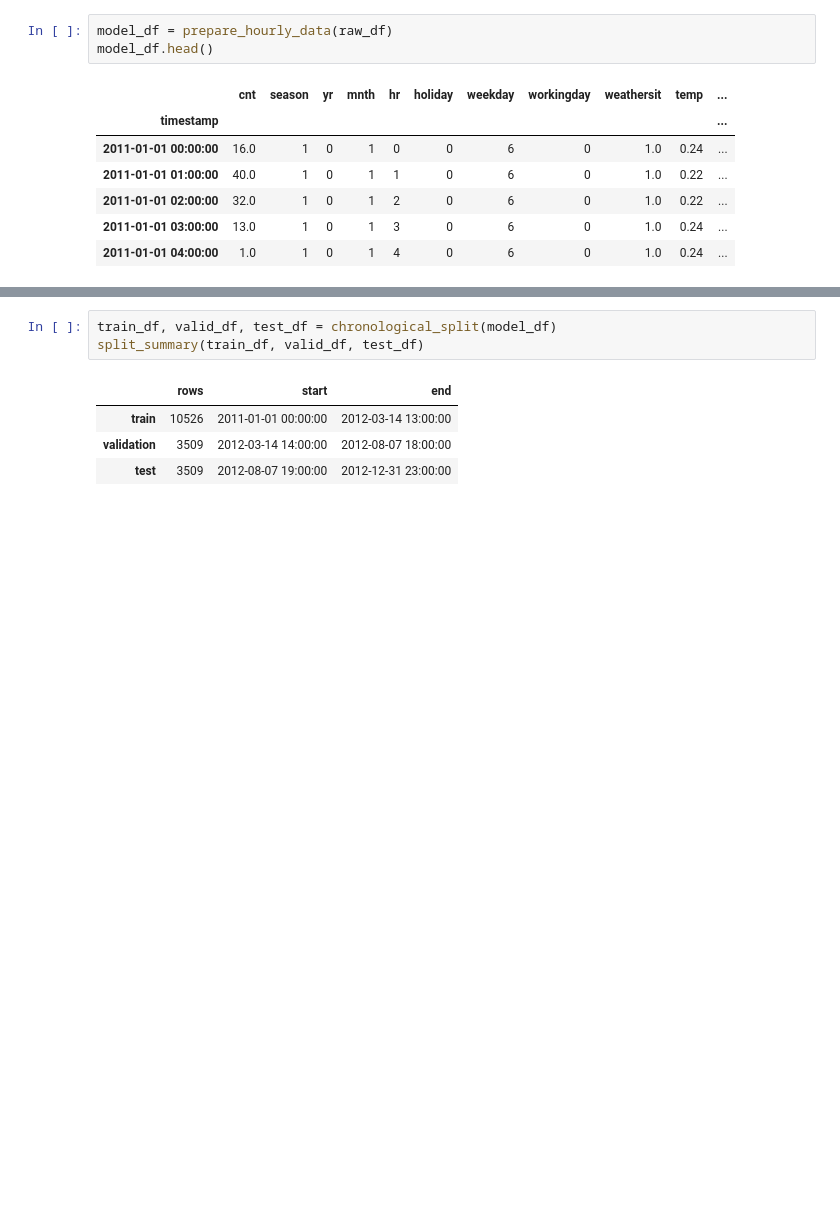
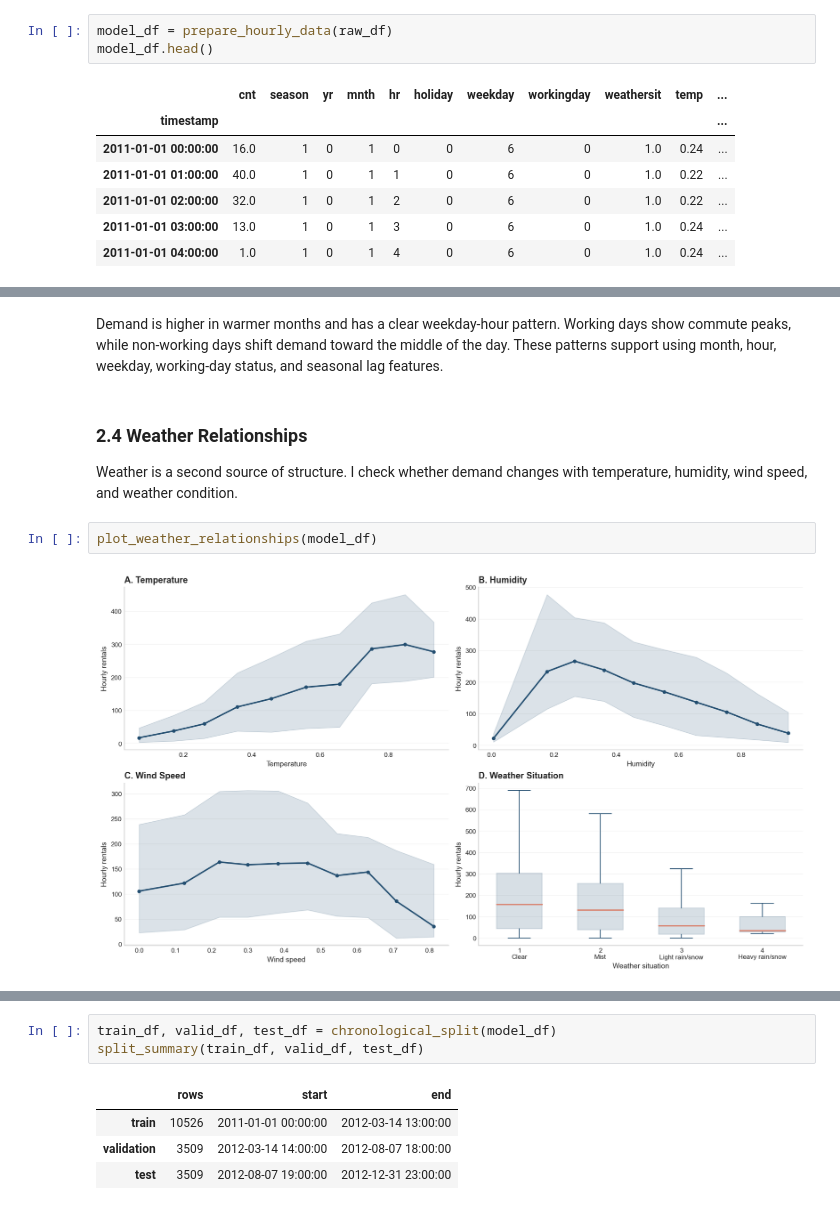
Before and after one commit to JoshuaRZC/bike-sharing-demand-forecasting, a Jupyter notebook: code/final_analysis.ipynb, the cells around one changed output, grey strips where cells are left out. Cells and saved outputs as stored; diff of their text form; blank space fills up the shorter version.

```diff
--- a/code/final_analysis.ipynb
+++ b/code/final_analysis.ipynb
@@ -103,0 +139,10 @@ workingday_summary, weather_corr
+# %% [markdown]
+Demand is higher in warmer months and has a clear weekday-hour pattern. Working days show commute peaks, while non-working days shift demand toward the middle of the day. These patterns support using month, hour, weekday, working-day status, and seasonal lag features.
+# %% [markdown]
+### 2.4 Weather Relationships
+
+Weather is a second source of structure. I check whether demand changes with temperature, humidity, wind speed, and weather condition.
+# %%
+plot_weather_relationships(model_df)
+# %% [output]
+[figure, added]
```
Also changed, not shown: parts of 24 cells of this notebook, 1 other file.
